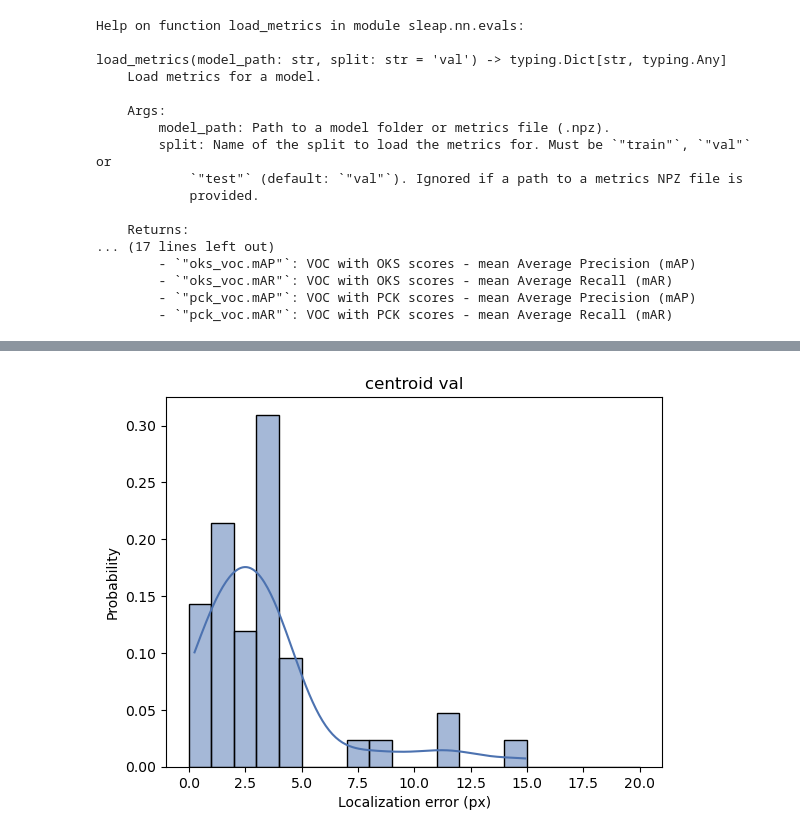
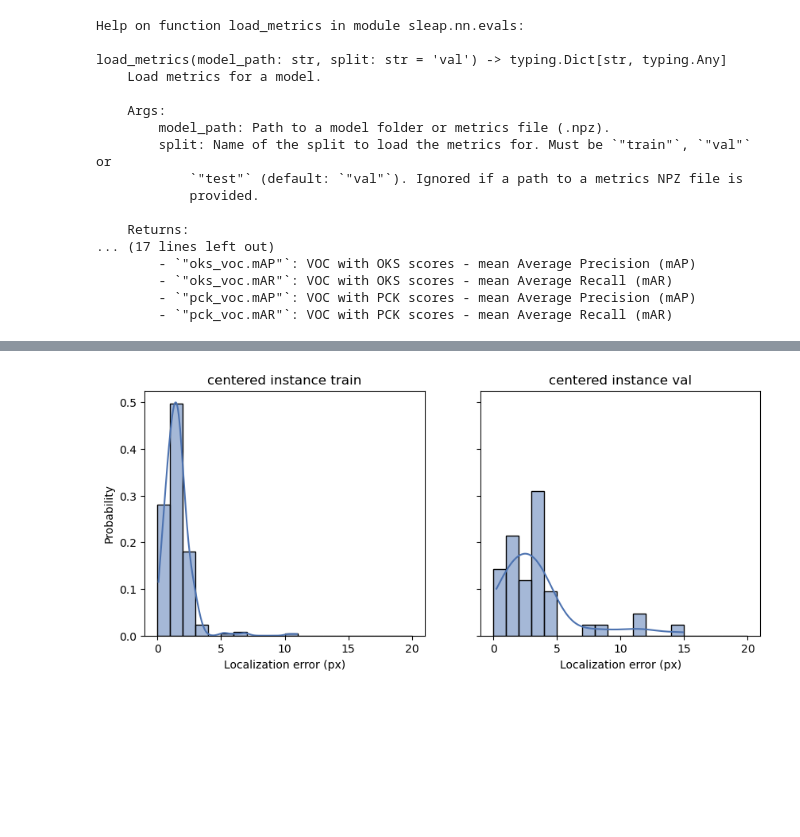
Before and after one commit to neuroinformatics-unit/course-behavioural-analysis, a Jupyter notebook: notebooks/evaluate_sleap_models.ipynb, the cells around one changed output, grey strips where cells are left out. Drawn from its saved outputs; the diff is of its cells as text; code cells hidden in the pictures; blank space fills up the shorter version.

```diff
--- a/notebooks/evaluate_sleap_models.ipynb
+++ b/notebooks/evaluate_sleap_models.ipynb
@@ -110,13 +100,23 @@ plot_localization_error_hist(
-# %%
-plot_localization_error_hist(
-    centered_instance_val_metrics,
-    title="centroid val",
-    binrange=(0, 20),
-    binwidth=1,
-    kde=True,
-)
-# %% [output]
-[figure, removed]
+# %%
+fig, axs = plt.subplots(1, 2, figsize=(10, 4), sharex=True, sharey=True)
+
+shared_kwargs = dict(binrange=(0, 20), binwidth=1, kde=True)
+
+plot_localization_error_hist(
+    centered_instance_train_metrics,
+    title="centered instance train",
+    ax=axs[0],
+    **shared_kwargs
+)
+
+plot_localization_error_hist(
+    centered_instance_val_metrics,
+    title="centered instance val",
+    ax=axs[1],
+    **shared_kwargs
+)
+# %% [output]
+[figure, added]
 # %%
 def plot_oks(metrics, title="", ax=None, **kwargs):
     """Plots Object Keypoint Similarity (OKS) histogram."""
```
Also changed, not shown: parts of 4 cells of this notebook.
